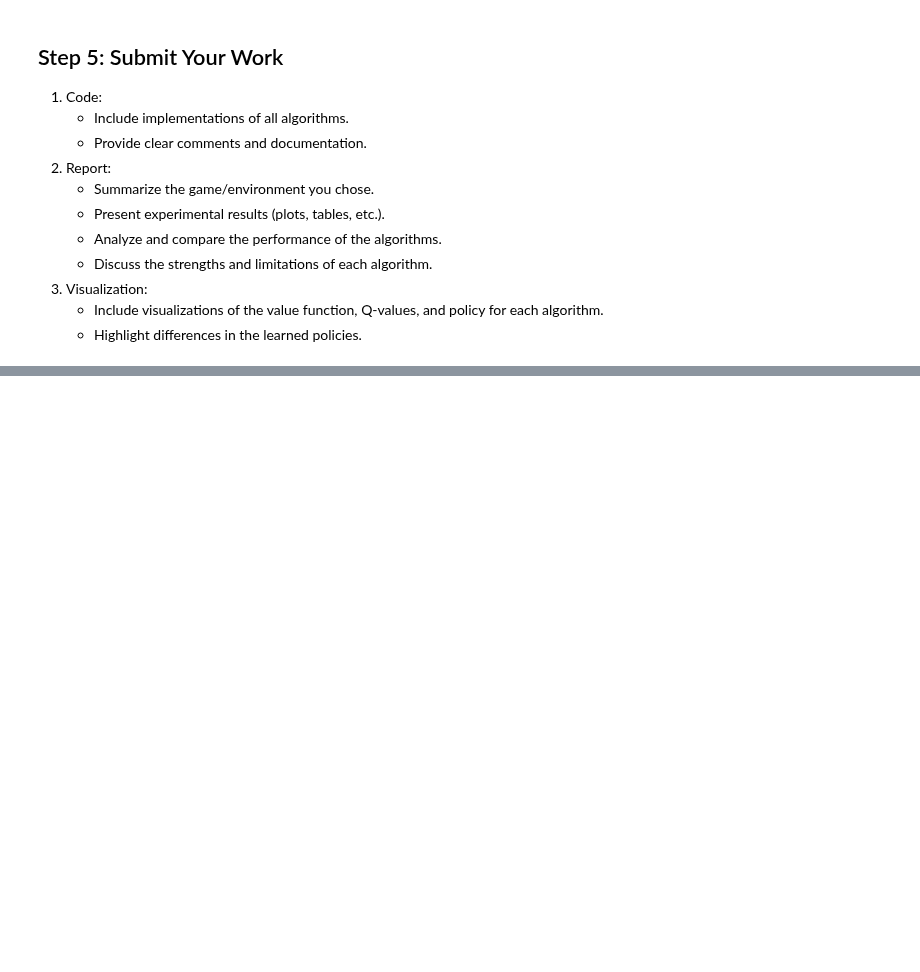
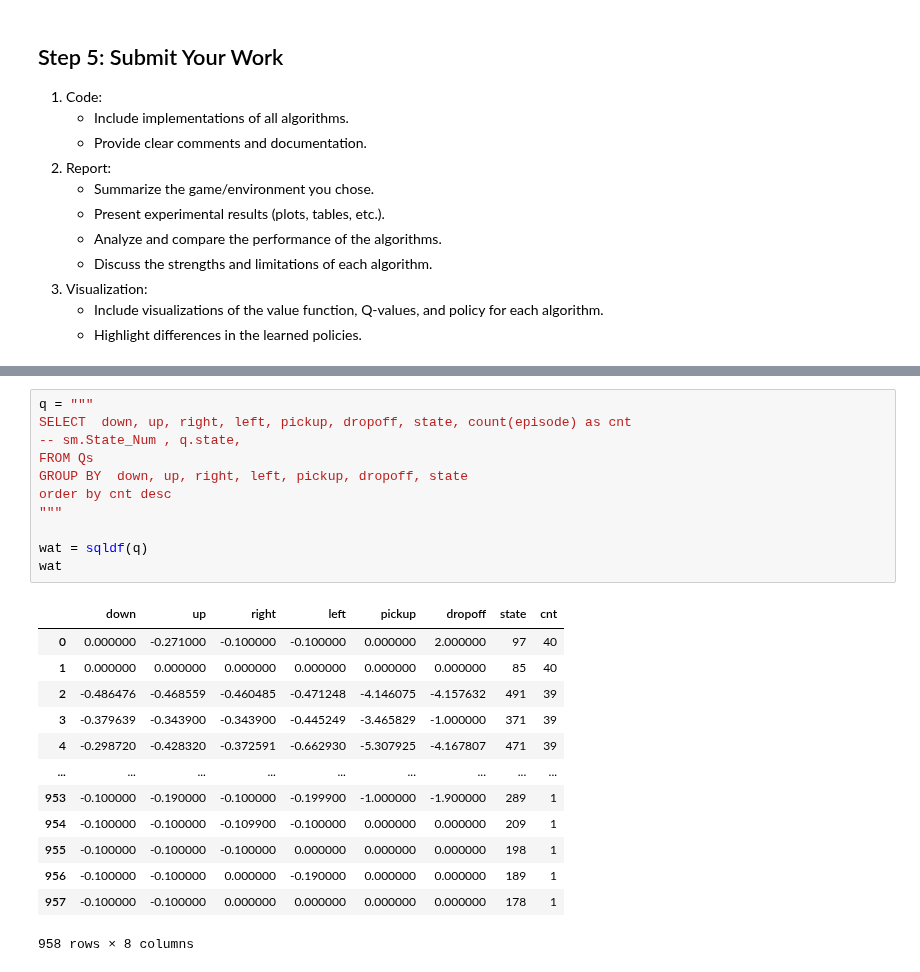
Before and after one commit to vodkolav/DSlab1, a Jupyter notebook: RL/Assignment2/Assignment2.ipynb, the cells around one changed output, grey strips where cells are left out. Saved outputs shown, nothing was run; the diff lists cells and outputs as text; blank space fills up the shorter version.

```diff
--- a/RL/Assignment2/Assignment2.ipynb
+++ b/RL/Assignment2/Assignment2.ipynb
@@ -114,0 +438,25 @@ Write a report comparing the performance of the algorithms. Address the followin
+# %%
+q = """
+SELECT  down, up, right, left, pickup, dropoff, state, count(episode) as cnt
+-- sm.State_Num , q.state,
+FROM Qs
+GROUP BY  down, up, right, left, pickup, dropoff, state
+order by cnt desc
+"""
+
+wat = sqldf(q)
+wat
+# %% [output]
+|  | down | up | right | left | pickup | dropoff | state | cnt |
+| 0 | 0.000000 | -0.271000 | -0.100000 | -0.100000 | 0.000000 | 2.000000 | 97 | 40 |
+| 1 | 0.000000 | 0.000000 | 0.000000 | 0.000000 | 0.000000 | 0.000000 | 85 | 40 |
+| 2 | -0.486476 | -0.468559 | -0.460485 | -0.471248 | -4.146075 | -4.157632 | 491 | 39 |
+| 3 | -0.379639 | -0.343900 | -0.343900 | -0.445249 | -3.465829 | -1.000000 | 371 | 39 |
+| 4 | -0.298720 | -0.428320 | -0.372591 | -0.662930 | -5.307925 | -4.167807 | 471 | 39 |
+| ... | ... | ... | ... | ... | ... | ... | ... | ... |
+| 953 | -0.100000 | -0.190000 | -0.100000 | -0.199900 | -1.000000 | -1.900000 | 289 | 1 |
+| 954 | -0.100000 | -0.100000 | -0.109900 | -0.100000 | 0.000000 | 0.000000 | 209 | 1 |
+| 955 | -0.100000 | -0.100000 | -0.100000 | 0.000000 | 0.000000 | 0.000000 | 198 | 1 |
+| 956 | -0.100000 | -0.100000 | 0.000000 | -0.190000 | 0.000000 | 0.000000 | 189 | 1 |
+| 957 | -0.100000 | -0.100000 | 0.000000 | 0.000000 | 0.000000 | 0.000000 | 178 | 1 |
+958 rows × 8 columns
```
Also changed, not shown: parts of 23 cells of this notebook, 5 other files.
